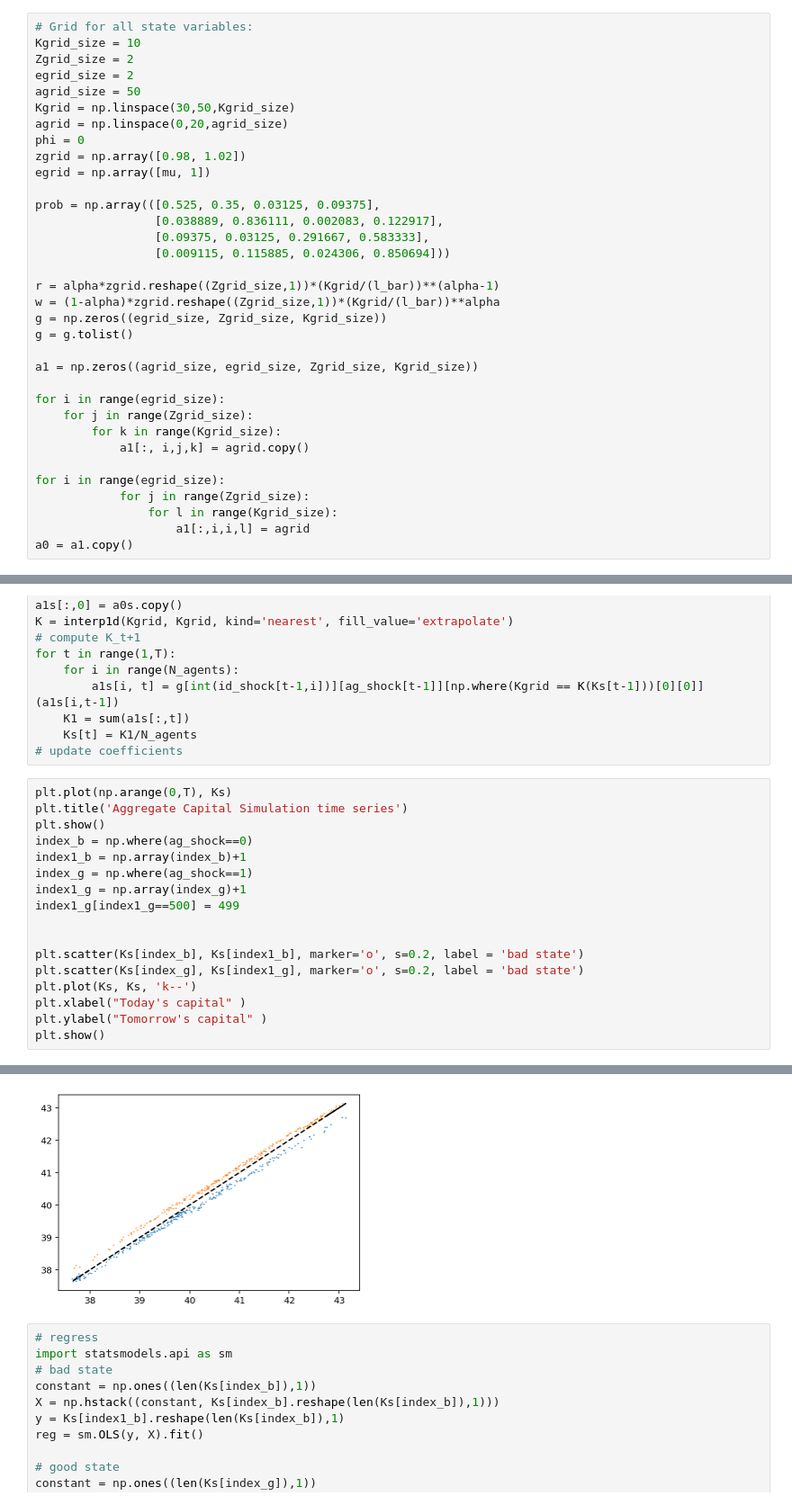
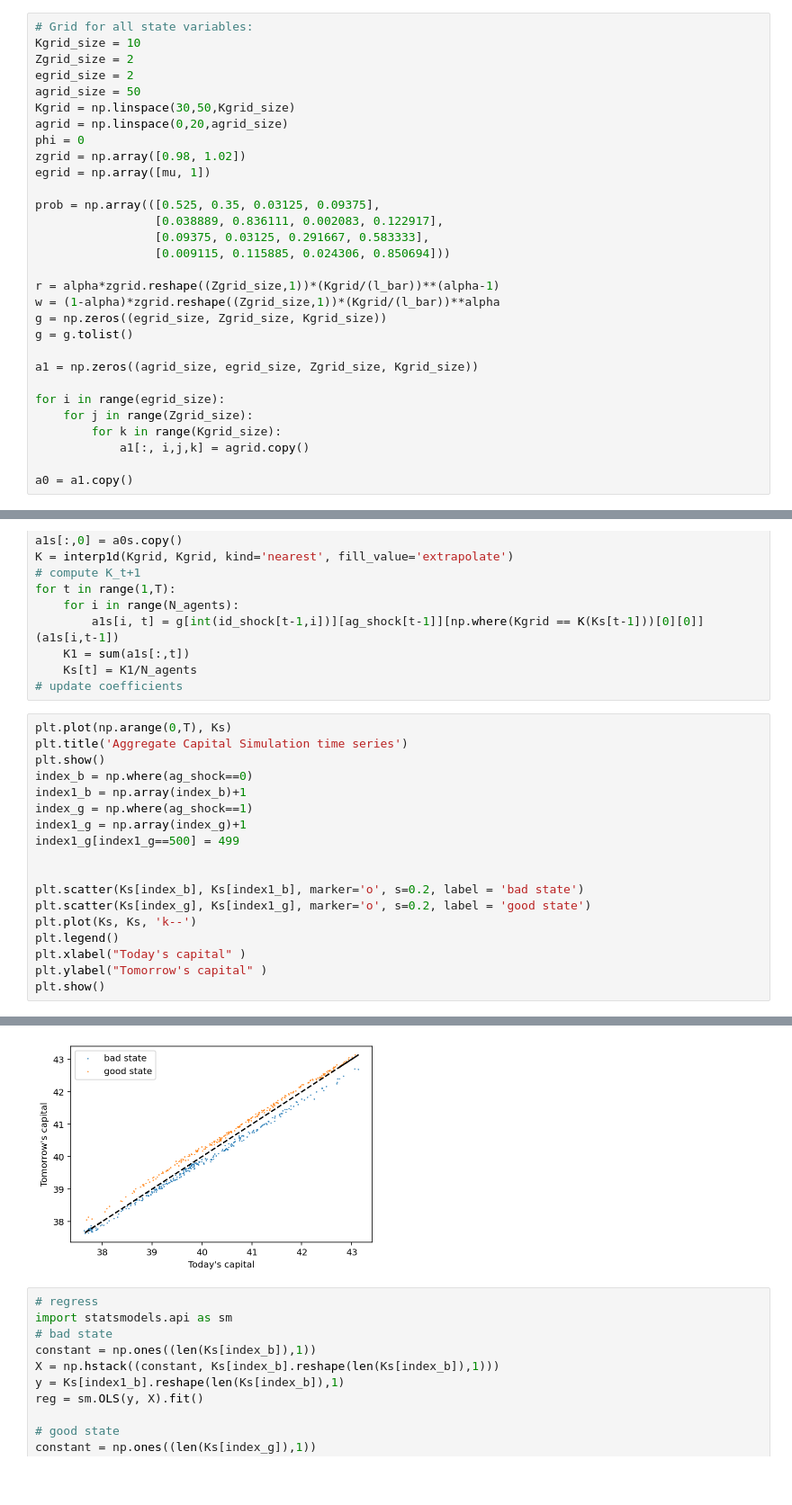
Before and after one commit to jbduarte/Computational-Methods-in-Macro, a Jupyter notebook: 5- Incomplete Markets + Aggregate Uncertainty Models/Krusell_Smith.ipynb, the cells around one changed output, grey strips where cells are left out. Shown at 90% size. Drawn from its saved outputs; the diff is of its cells as text; blank space fills up the shorter version.

```diff
--- a/5- Incomplete Markets + Aggregate Uncertainty Models/Krusell_Smith.ipynb
+++ b/5- Incomplete Markets + Aggregate Uncertainty Models/Krusell_Smith.ipynb
@@ -136,10 +136,6 @@ for i in range(egrid_size):
         for k in range(Kgrid_size):
             a1[:, i,j,k] = agrid.copy()
 
-for i in range(egrid_size):
-            for j in range(Zgrid_size):
-                for l in range(Kgrid_size):
-                    a1[:,i,i,l] = agrid
 a0 = a1.copy()
 # %%
 # 2. Solve HHs problem given prices
@@ -264,23 +260,24 @@ for t in range(1,T):
 # %%
 plt.plot(np.arange(0,T), Ks)
 plt.title('Aggregate Capital Simulation time series')
 plt.show()
 index_b = np.where(ag_shock==0)
 index1_b = np.array(index_b)+1
 index_g = np.where(ag_shock==1)
 index1_g = np.array(index_g)+1
 index1_g[index1_g==500] = 499
 
 
 plt.scatter(Ks[index_b], Ks[index1_b], marker='o', s=0.2, label = 'bad state')
-plt.scatter(Ks[index_g], Ks[index1_g], marker='o', s=0.2, label = 'bad state')
+plt.scatter(Ks[index_g], Ks[index1_g], marker='o', s=0.2, label = 'good state')
 plt.plot(Ks, Ks, 'k--')
+plt.legend()
 plt.xlabel("Today's capital" )
 plt.ylabel("Tomorrow's capital" )
 plt.show()
 # %% [output]
 [figure]
-[figure, old version]
+[figure, new version]
 # %%
 # regress
 import statsmodels.api as sm
```
Also changed, not shown: parts of 2 cells of this notebook, 2 other files.
